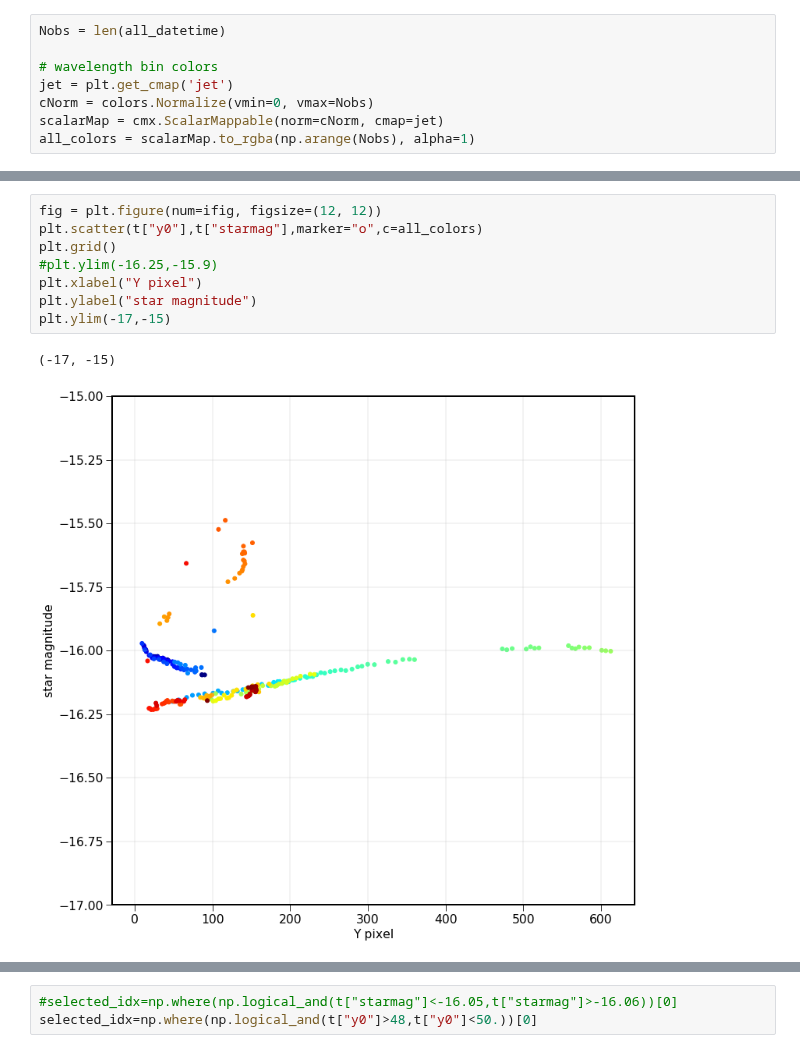
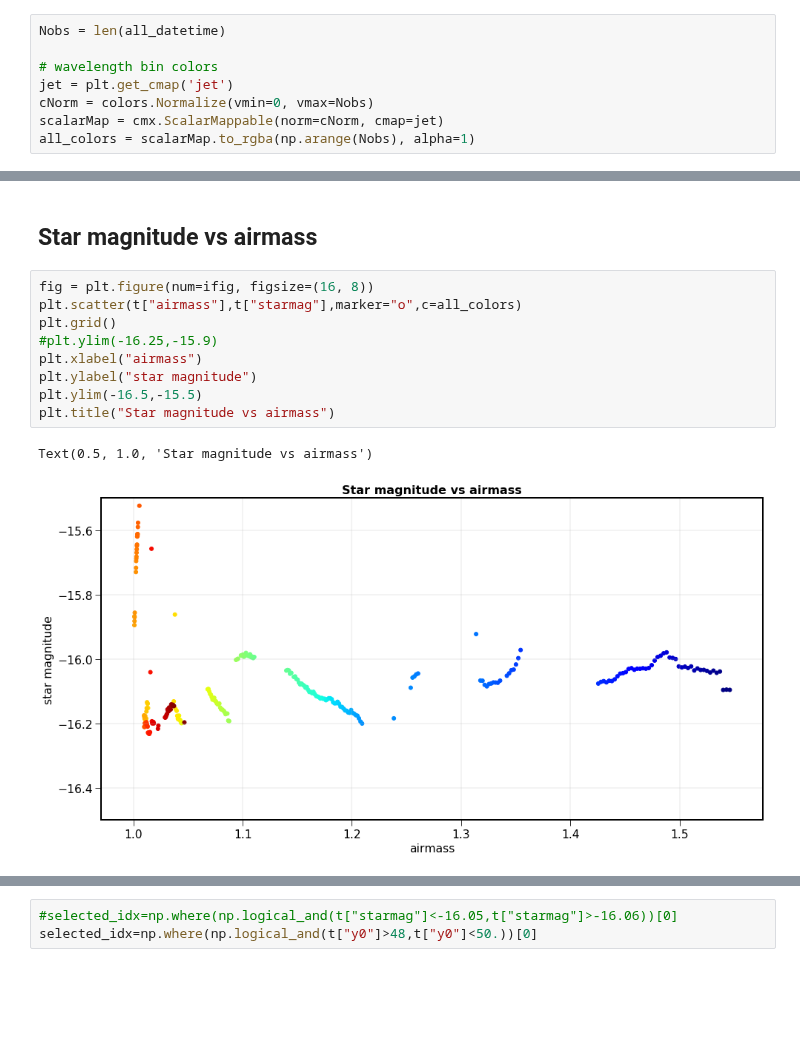
Before and after one commit to sylvielsstfr/SpectractorAnaAtm19, a Jupyter notebook: ana_20190215_HD116405_Filtre_None/AnaStarPhotometry.ipynb, the cells around one changed output, grey strips where cells are left out. Saved outputs shown, nothing was run; the diff lists cells and outputs as text; blank space fills up the shorter version.

Commit message:
updateAnaStarPhotometry

```diff
--- a/ana_20190215_HD116405_Filtre_None/AnaStarPhotometry.ipynb
+++ b/ana_20190215_HD116405_Filtre_None/AnaStarPhotometry.ipynb
@@ -260,11 +283,14 @@ all_colors = scalarMap.to_rgba(np.arange(Nobs), alpha=1)
+# %% [markdown]
+## Star magnitude vs airmass
 # %%
-fig = plt.figure(num=ifig, figsize=(12, 12))
-plt.scatter(t["y0"],t["starmag"],marker="o",c=all_colors)
+fig = plt.figure(num=ifig, figsize=(16, 8))
+plt.scatter(t["airmass"],t["starmag"],marker="o",c=all_colors)
 plt.grid()
 #plt.ylim(-16.25,-15.9)
-plt.xlabel("Y pixel")
+plt.xlabel("airmass")
 plt.ylabel("star magnitude")
-plt.ylim(-17,-15)
+plt.ylim(-16.5,-15.5)
+plt.title("Star magnitude vs airmass")
 # %% [output]
-(-17, -15)
+Text(0.5, 1.0, 'Star magnitude vs airmass')
-[figure, old version]
+[figure, new version]
```
Also changed, not shown: parts of 13 cells of this notebook.
